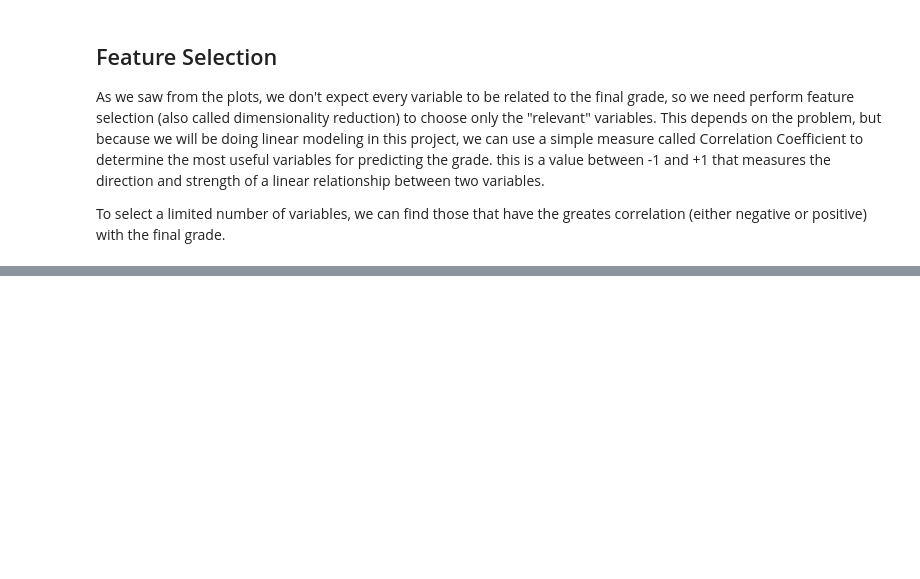
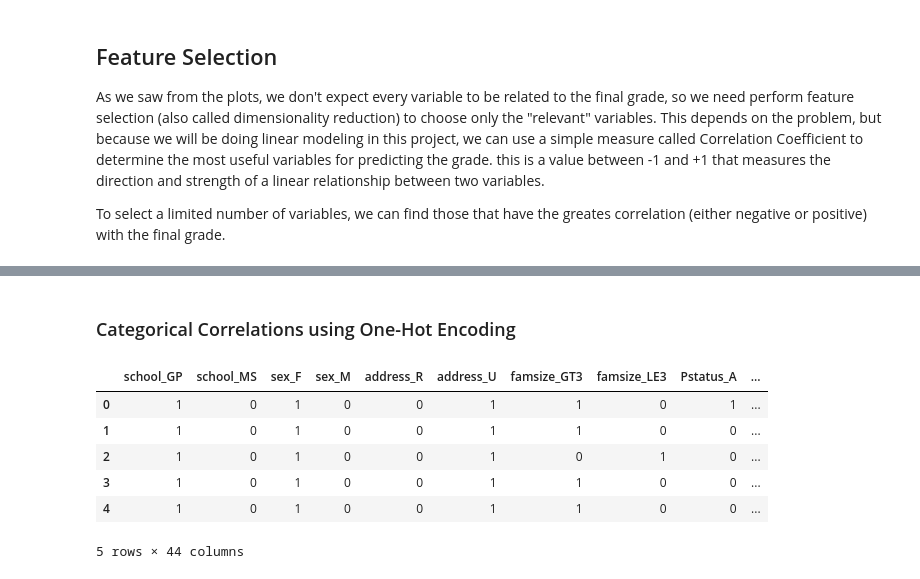
Before and after one commit to BonifasiusAnggara/Predicting-Student-Grades-with-BayesianLR, a Jupyter notebook: Predicting_Student_Grades_with_BayesianLR.ipynb, the cells around one changed output, grey strips where cells are left out. Saved outputs shown, nothing was run; the diff lists cells and outputs as text; code cells hidden in the pictures; blank space fills up the shorter version.

Commit message:
Correlation Analysis and selecting the most important variables

```diff
--- a/Predicting_Student_Grades_with_BayesianLR.ipynb
+++ b/Predicting_Student_Grades_with_BayesianLR.ipynb
@@ -199,0 +261,20 @@ To select a limited number of variables, we can find those that have the greates
+# %% [markdown]
+### Categorical Correlations using One-Hot Encoding
+# %%
+# Select only categorical variables
+category_df = df.select_dtypes('object')
+
+# one hot encode the variables
+dummy_df = pd.get_dummies(category_df)
+
+# Put the grade back in the dataframe
+dummy_df['Grade'] = df['Grade']
+dummy_df.head()
+# %% [output]
+|  | school_GP | school_MS | sex_F | sex_M | address_R | address_U | famsize_GT3 | famsize_LE3 | Pstatus_A | ... |
+| 0 | 1 | 0 | 1 | 0 | 0 | 1 | 1 | 0 | 1 | ... |
+| 1 | 1 | 0 | 1 | 0 | 0 | 1 | 1 | 0 | 0 | ... |
+| 2 | 1 | 0 | 1 | 0 | 0 | 1 | 0 | 1 | 0 | ... |
+| 3 | 1 | 0 | 1 | 0 | 0 | 1 | 1 | 0 | 0 | ... |
+| 4 | 1 | 0 | 1 | 0 | 0 | 1 | 1 | 0 | 0 | ... |
+5 rows × 44 columns
```
Also changed, not shown: parts of 18 cells of this notebook.
